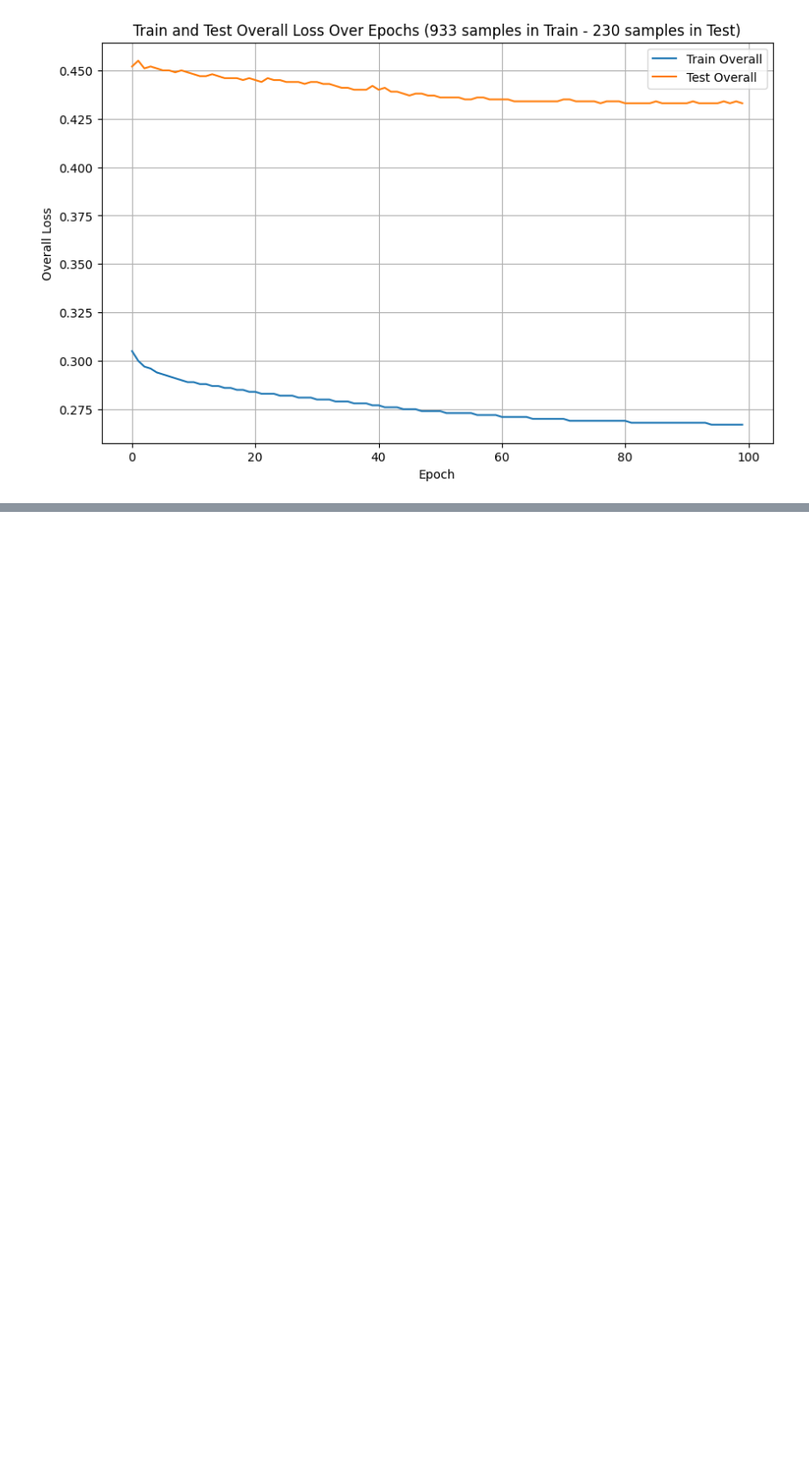
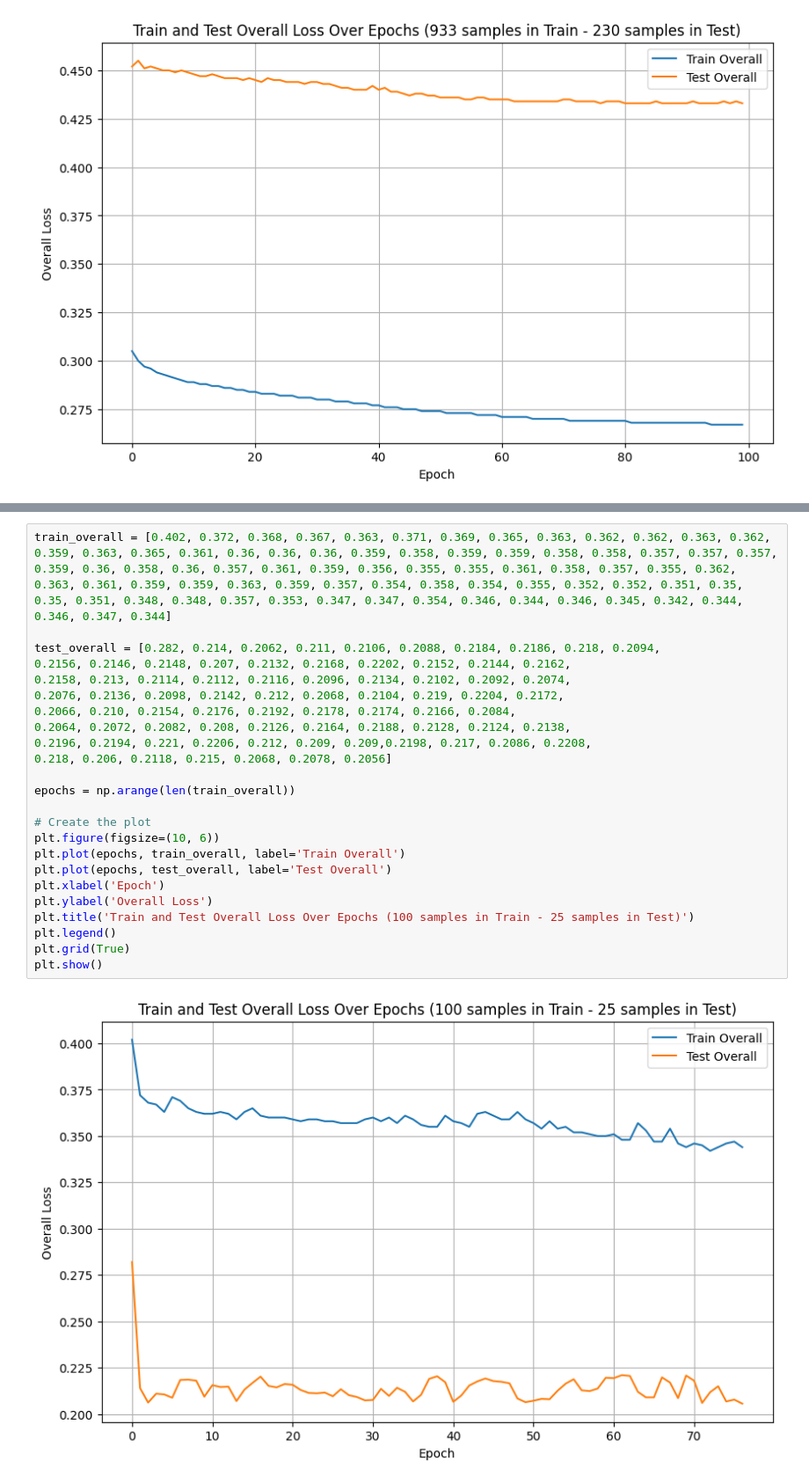
Before and after one commit to bralani/retopology, a Jupyter notebook: retopology.ipynb, the cells around one changed output, grey strips where cells are left out. Shown: that part at 88% size. Cells and saved outputs as stored; diff of their text form; blank space fills up the shorter version.

```diff
--- a/retopology.ipynb
+++ b/retopology.ipynb
@@ -434,0 +607,26 @@ fig.show()
+# %%
+train_overall = [0.402, 0.372, 0.368, 0.367, 0.363, 0.371, 0.369, 0.365, 0.363, 0.362, 0.362, 0.363, 0.362, 0.359, 0.363, 0.365, 0.361, 0.36, 0.36, 0.36, 0.359, 0.358, 0.359, 0.359, 0.358, 0.358, 0.357, 0.357, 0.357, 0.359, 0.36, 0.358, 0.36, 0.357, 0.361, 0.359, 0.356, 0.355, 0.355, 0.361, 0.358, 0.357, 0.355, 0.362, 0.363, 0.361, 0.359, 0.359, 0.363, 0.359, 0.357, 0.354, 0.358, 0.354, 0.355, 0.352, 0.352, 0.351, 0.35, 0.35, 0.351, 0.348, 0.348, 0.357, 0.353, 0.347, 0.347, 0.354, 0.346, 0.344, 0.346, 0.345, 0.342, 0.344, 0.346, 0.347, 0.344]
+
+test_overall = [0.282, 0.214, 0.2062, 0.211, 0.2106, 0.2088, 0.2184, 0.2186, 0.218, 0.2094,
+0.2156, 0.2146, 0.2148, 0.207, 0.2132, 0.2168, 0.2202, 0.2152, 0.2144, 0.2162,
+0.2158, 0.213, 0.2114, 0.2112, 0.2116, 0.2096, 0.2134, 0.2102, 0.2092, 0.2074,
+0.2076, 0.2136, 0.2098, 0.2142, 0.212, 0.2068, 0.2104, 0.219, 0.2204, 0.2172,
+0.2066, 0.210, 0.2154, 0.2176, 0.2192, 0.2178, 0.2174, 0.2166, 0.2084,
+0.2064, 0.2072, 0.2082, 0.208, 0.2126, 0.2164, 0.2188, 0.2128, 0.2124, 0.2138,
+0.2196, 0.2194, 0.221, 0.2206, 0.212, 0.209, 0.209,0.2198, 0.217, 0.2086, 0.2208,
+0.218, 0.206, 0.2118, 0.215, 0.2068, 0.2078, 0.2056]
+
+epochs = np.arange(len(train_overall))
+
+# Create the plot
+plt.figure(figsize=(10, 6))
+plt.plot(epochs, train_overall, label='Train Overall')
+plt.plot(epochs, test_overall, label='Test Overall')
+plt.xlabel('Epoch')
+plt.ylabel('Overall Loss')
+plt.title('Train and Test Overall Loss Over Epochs (100 samples in Train - 25 samples in Test)')
+plt.legend()
+plt.grid(True)
+plt.show()
+# %% [output]
+[figure, added]
```
Also changed, not shown: parts of 42 cells of this notebook, 1 other file.
